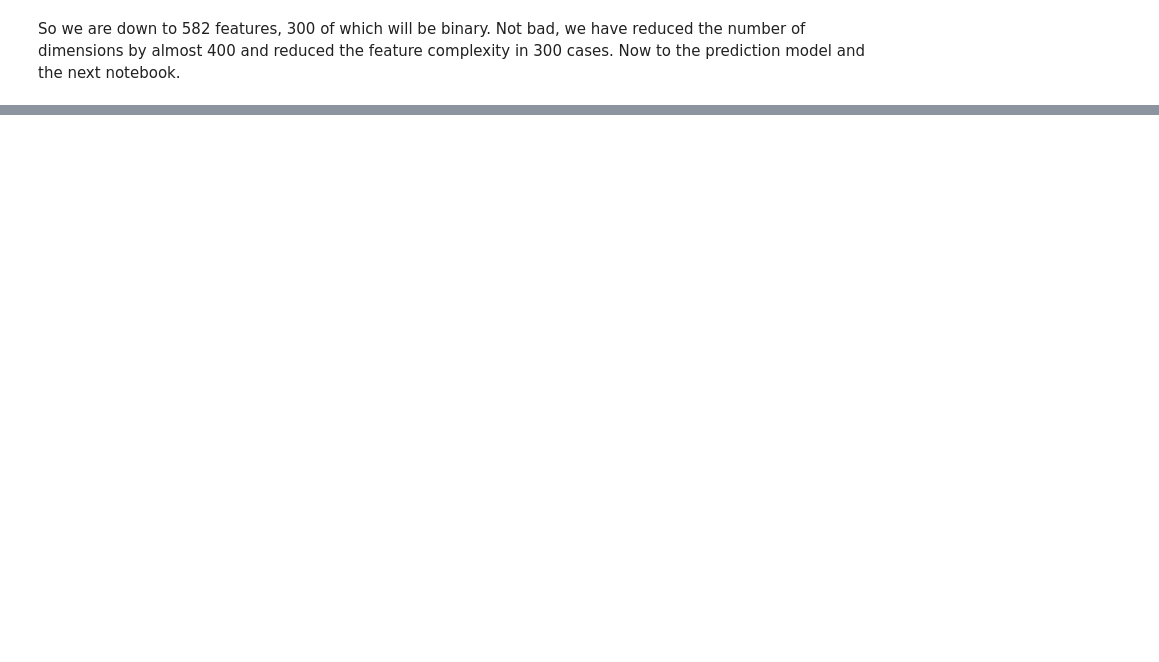
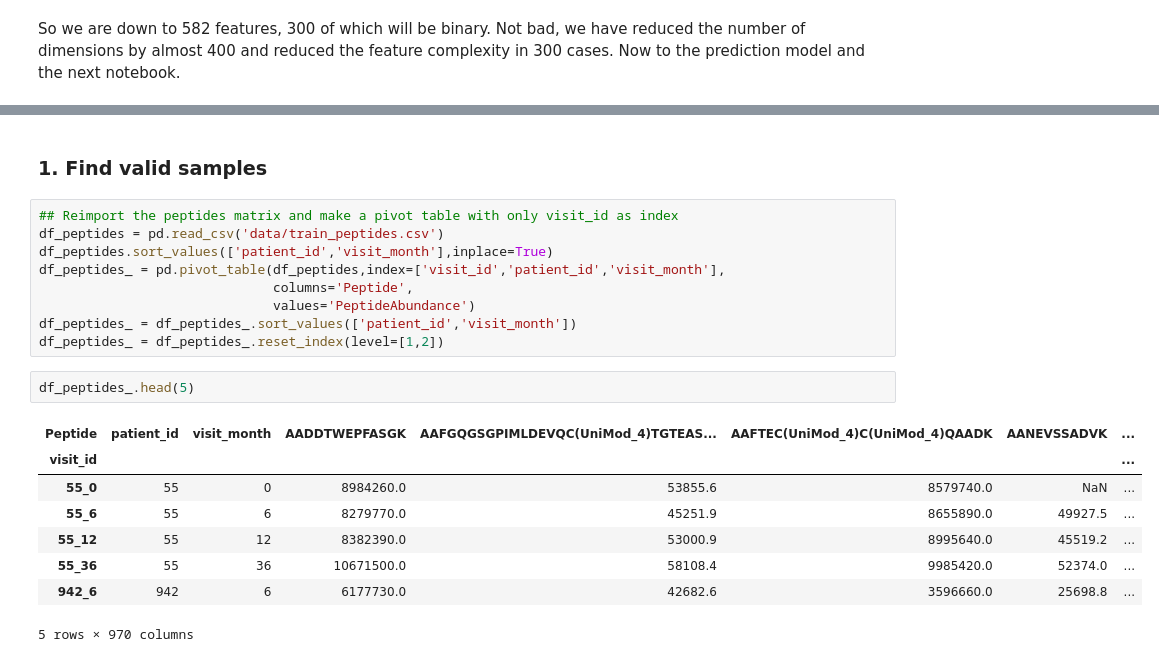
Before and after one commit to chris-hedemann/peptide-parkinsons-challenge, a Jupyter notebook: eda.ipynb, the cells around one changed output, grey strips where cells are left out. Drawn from its saved outputs; the diff is of its cells as text; blank space fills up the shorter version.

```diff
--- a/eda.ipynb
+++ b/eda.ipynb
@@ -750,0 +761,22 @@ So we are down to 582 features, 300 of which will be binary. Not bad, we have re
+# %% [markdown]
+### 1. Find valid samples
+# %%
+## Reimport the peptides matrix and make a pivot table with only visit_id as index
+df_peptides = pd.read_csv('data/train_peptides.csv')
+df_peptides.sort_values(['patient_id','visit_month'],inplace=True)
+df_peptides_ = pd.pivot_table(df_peptides,index=['visit_id','patient_id','visit_month'],
+                              columns='Peptide',
+                              values='PeptideAbundance')
+df_peptides_ = df_peptides_.sort_values(['patient_id','visit_month'])
+df_peptides_ = df_peptides_.reset_index(level=[1,2])
+# %%
+df_peptides_.head(5)
+# %% [output]
+| Peptide | patient_id | visit_month | AADDTWEPFASGK | AAFGQGSGPIMLDEVQC(UniMod_4)TGTEAS... | AAFTEC(UniMod_4)C(UniMod_4)QAADK | AANEVSSADVK | ... |
+| visit_id |  |  |  |  |  |  | ... |
+| 55_0 | 55 | 0 | 8984260.0 | 53855.6 | 8579740.0 | NaN | ... |
+| 55_6 | 55 | 6 | 8279770.0 | 45251.9 | 8655890.0 | 49927.5 | ... |
+| 55_12 | 55 | 12 | 8382390.0 | 53000.9 | 8995640.0 | 45519.2 | ... |
+| 55_36 | 55 | 36 | 10671500.0 | 58108.4 | 9985420.0 | 52374.0 | ... |
+| 942_6 | 942 | 6 | 6177730.0 | 42682.6 | 3596660.0 | 25698.8 | ... |
+5 rows × 970 columns
```
Also changed, not shown: parts of 22 cells of this notebook.
